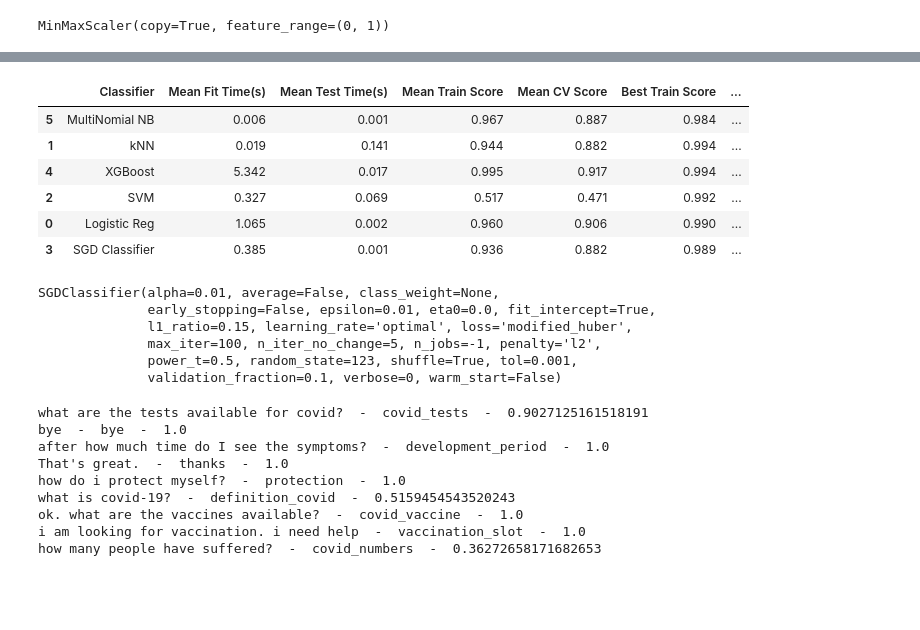
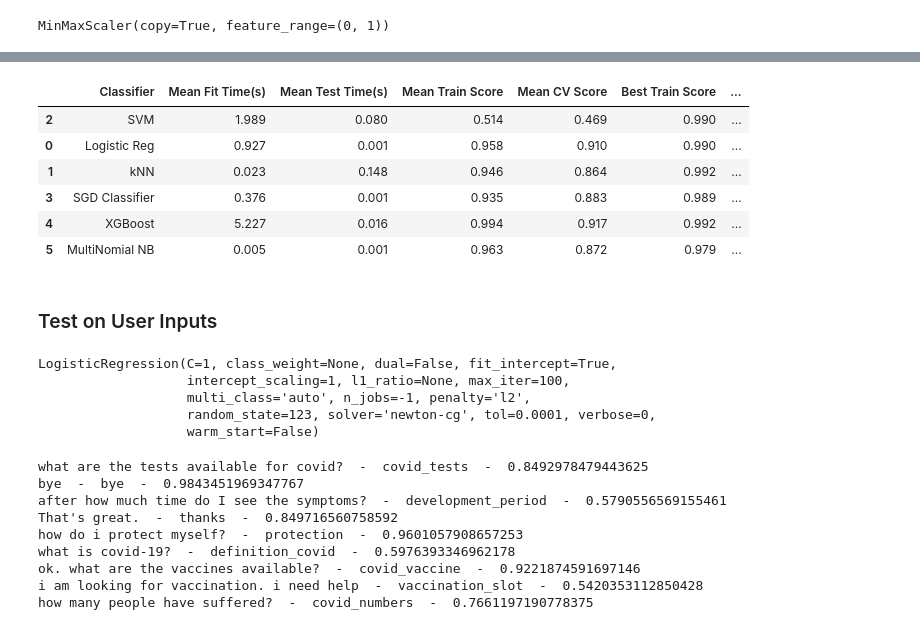
Before and after one commit to kr-prince/VICCI-Python-Chatbot, a Jupyter notebook: experiments/model_training.ipynb, the cells around one changed output, grey strips where cells are left out. Saved outputs shown, nothing was run; the diff lists cells and outputs as text; code cells hidden in the pictures; blank space fills up the shorter version.

```diff
--- a/experiments/model_training.ipynb
+++ b/experiments/model_training.ipynb
@@ -321,6 +325,6 @@ development_period       1.00      1.00      1.00        15
 # %%
-run_results.loc[run_results.shape[0]]=['SVM', 0.327, 0.069, 0.517,
-                                       0.471, 0.992, 0.974, 0.97]
+run_results.loc[run_results.shape[0]]=['SVM', 1.989, 0.080, 0.514,
+                                       0.469, 0.990, 0.996, 1.0]
 # %%
 # SGD Classifier
 
@@ -363,8 +367,8 @@ development_period       1.00      1.00      1.00        15
          macro avg       0.98      0.98      0.98       270
       weighted avg       0.98      0.98      0.98       270
 # %%
-run_results.loc[run_results.shape[0]]=['SGD Classifier', 0.385, 0.001, 0.936,
-                                       0.882, 0.989, 0.981, 0.98]
+run_results.loc[run_results.shape[0]]=['SGD Classifier', 0.376, 0.001, 0.935,
+                                       0.883, 0.989, 0.981, 0.98]
 # %%
 # XGBoost
 
@@ -436,6 +433,6 @@ development_period       1.00      1.00      1.00        15
 # %%
-run_results.loc[run_results.shape[0]]=['XGBoost', 5.342, 0.017, 0.995, 0.917,
-                                            0.994, 0.967, 0.97]
+run_results.loc[run_results.shape[0]]=['XGBoost', 5.227, 0.016, 0.994, 0.917,
+                                            0.992, 0.974, 0.97]
 # %%
 from sklearn.preprocessing import MinMaxScaler
 # %%
@@ -486,16 +483,18 @@ development_period       0.88      1.00      0.94        15
 # %%
-run_results.loc[run_results.shape[0]]=['MultiNomial NB', 0.006, 0.001, 0.967,
-                                                0.887, 0.984, 0.930, 0.93]
+run_results.loc[run_results.shape[0]]=['MultiNomial NB', 0.005, 0.001, 0.963,
+                                                0.872, 0.979, 0.933, 0.93]
 # %%
-run_results.sort_values(by=['Test Score', 'F1 Score'])
+run_results.sort_values(by=[ 'F1 Score', 'Test Score'], ascending=False)
 # %% [output]
 |  | Classifier | Mean Fit Time(s) | Mean Test Time(s) | Mean Train Score | Mean CV Score | Best Train Score | ... |
-| 5 | MultiNomial NB | 0.006 | 0.001 | 0.967 | 0.887 | 0.984 | ... |
-| 1 | kNN | 0.019 | 0.141 | 0.944 | 0.882 | 0.994 | ... |
-| 4 | XGBoost | 5.342 | 0.017 | 0.995 | 0.917 | 0.994 | ... |
-| 2 | SVM | 0.327 | 0.069 | 0.517 | 0.471 | 0.992 | ... |
-| 0 | Logistic Reg | 1.065 | 0.002 | 0.960 | 0.906 | 0.990 | ... |
-| 3 | SGD Classifier | 0.385 | 0.001 | 0.936 | 0.882 | 0.989 | ... |
+| 2 | SVM | 1.989 | 0.080 | 0.514 | 0.469 | 0.990 | ... |
+| 0 | Logistic Reg | 0.927 | 0.001 | 0.958 | 0.910 | 0.990 | ... |
+| 1 | kNN | 0.023 | 0.148 | 0.946 | 0.864 | 0.992 | ... |
+| 3 | SGD Classifier | 0.376 | 0.001 | 0.935 | 0.883 | 0.989 | ... |
+| 4 | XGBoost | 5.227 | 0.016 | 0.994 | 0.917 | 0.992 | ... |
+| 5 | MultiNomial NB | 0.005 | 0.001 | 0.963 | 0.872 | 0.979 | ... |
+# %% [markdown]
+### Test on User Inputs
 # %%
 inputs = ["what are the tests available for covid?", "bye",
           "after how much time do I see the symptoms?", "That's great.",
@@ -503,18 +502,17 @@ inputs = ["what are the tests available for covid?", "bye",
           "ok. what are the vaccines available?",
           "i am looking for vaccination. i need help",
           "how many people have suffered?"]
-# %%
-sgd_clf = SGDClassifier(alpha=0.01, epsilon=0.01, loss='modified_huber', max_iter=100,
-                        penalty='l2', early_stopping=False, n_jobs=-1,
-                        random_state=123)
-sgd_clf.fit(X_train, Y_train)
-# %% [output]
-SGDClassifier(alpha=0.01, average=False, class_weight=None,
-              early_stopping=False, epsilon=0.01, eta0=0.0, fit_intercept=True,
-              l1_ratio=0.15, learning_rate='optimal', loss='modified_huber',
-              max_iter=100, n_iter_no_change=5, n_jobs=-1, penalty='l2',
-              power_t=0.5, random_state=123, shuffle=True, tol=0.001,
-              validation_fraction=0.1, verbose=0, warm_start=False)
+# %%
+lr_clf = LogisticRegression(C=1, penalty='l2', solver='newton-cg',
+                            random_state=123, n_jobs=-1)
+
+lr_clf.fit(X_train, Y_train)
+# %% [output]
+LogisticRegression(C=1, class_weight=None, dual=False, fit_intercept=True,
+                   intercept_scaling=1, l1_ratio=None, max_iter=100,
+                   multi_class='auto', n_jobs=-1, penalty='l2',
+                   random_state=123, solver='newton-cg', tol=0.0001, verbose=0,
+                   warm_start=False)
 # %%
 for inp in inputs:
     tokens = [tokn.lower() for tokn in word_tokenize(inp) if tokn not in list(punctuation)]
@@ -533,17 +531,17 @@ for inp in inputs:
     if weight_sum != 0:
         query_vec /= weight_sum
 
-    pred = sgd_clf.predict_proba(np.hstack((tfidf.transform([inp]).todense(),
+    pred = lr_clf.predict_proba(np.hstack((tfidf.transform([inp]).todense(),
                                            query_vec.reshape(1,-1))))
     tag = lbencoder.inverse_transform([pred.argmax()])[0]
     print(inp," - ",tag," - ",pred[0][pred.argmax()])
 # %% [output]
-what are the tests available for covid?  -  covid_tests  -  0.9027125161518191
-bye  -  bye  -  1.0
-after how much time do I see the symptoms?  -  development_period  -  1.0
-That's great.  -  thanks  -  1.0
-how do i protect myself?  -  protection  -  1.0
-what is covid-19?  -  definition_covid  -  0.5159454543520243
-ok. what are the vaccines available?  -  covid_vaccine  -  1.0
-i am looking for vaccination. i need help  -  vaccination_slot  -  1.0
-how many people have suffered?  -  covid_numbers  -  0.36272658171682653
+what are the tests available for covid?  -  covid_tests  -  0.8492978479443625
+bye  -  bye  -  0.9843451969347767
+after how much time do I see the symptoms?  -  development_period  -  0.5790556569155461
+That's great.  -  thanks  -  0.849716560758592
+how do i protect myself?  -  protection  -  0.9601057908657253
+what is covid-19?  -  definition_covid  -  0.5976393346962178
+ok. what are the vaccines available?  -  covid_vaccine  -  0.9221874591697146
+i am looking for vaccination. i need help  -  vaccination_slot  -  0.5420353112850428
+how many people have suffered?  -  covid_numbers  -  0.7661197190778375
```
Also changed, not shown: parts of 21 cells of this notebook, 1 other file.
